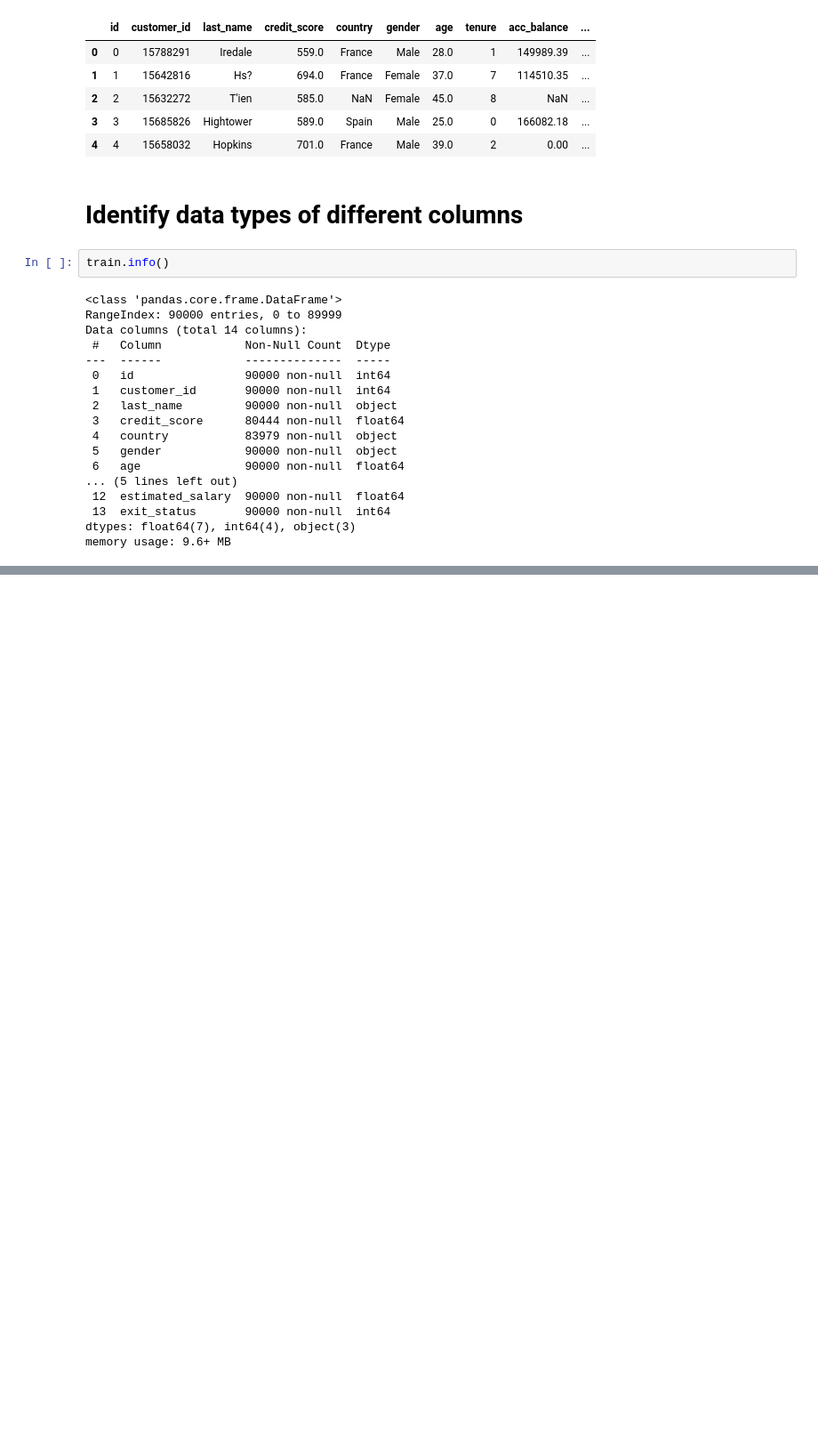
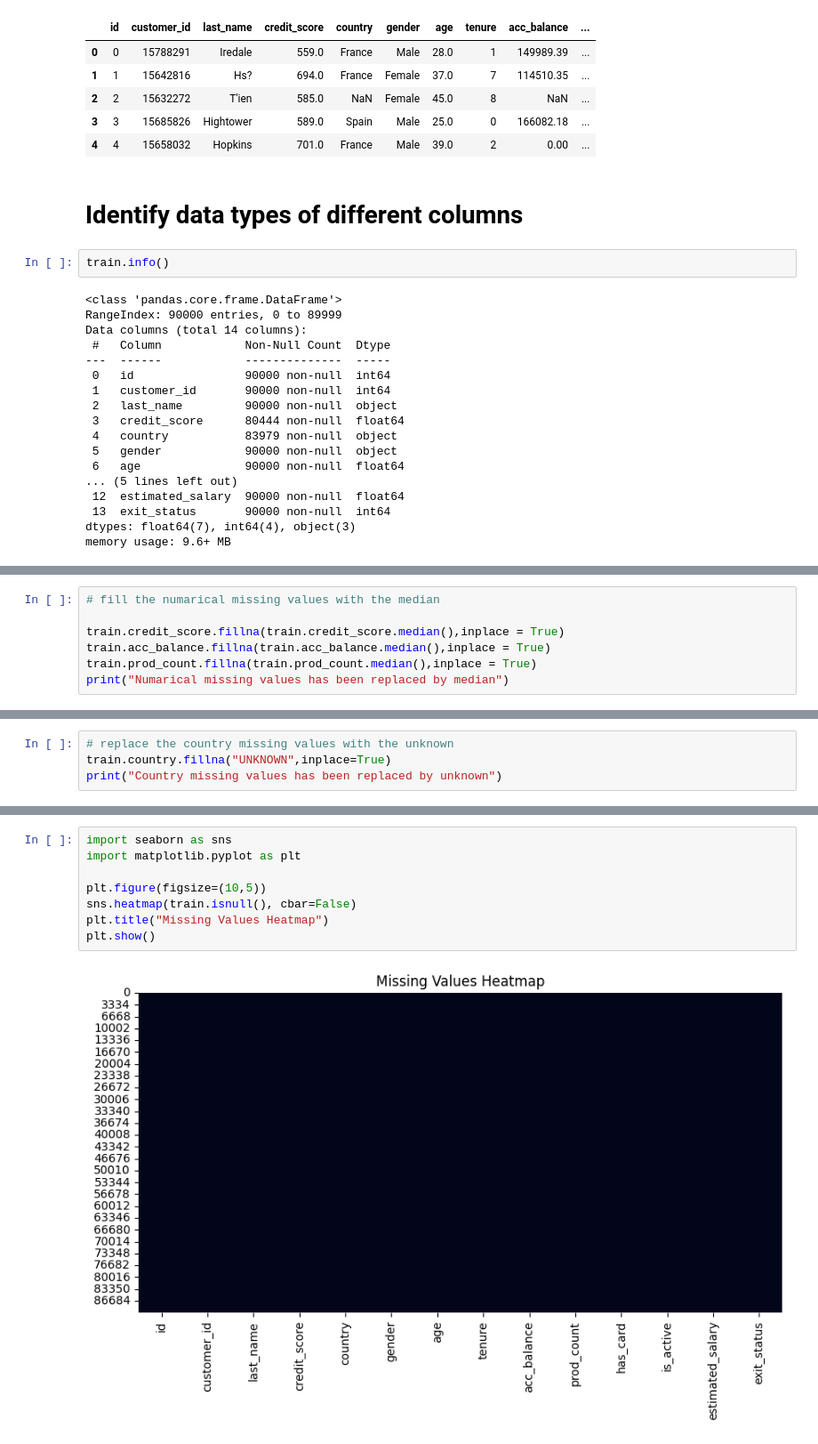
Before and after one commit to ShivaDoulagar/Kaggle-contests, a Jupyter notebook: assignment-2.ipynb, the cells around one changed output, grey strips where cells are left out. Shown at 89% size. Cells and saved outputs as stored; diff of their text form; blank space fills up the shorter version.

```diff
--- a/assignment-2.ipynb
+++ b/assignment-2.ipynb
@@ -79,0 +140,7 @@ train.describe()
+# %%
+# fill the numarical missing values with the median
+
+train.credit_score.fillna(train.credit_score.median(),inplace = True)
+train.acc_balance.fillna(train.acc_balance.median(),inplace = True)
+train.prod_count.fillna(train.prod_count.median(),inplace = True)
+print("Numarical missing values has been replaced by median")
@@ -79,0 +167,4 @@ train.describe()
+# %%
+# replace the country missing values with the unknown
+train.country.fillna("UNKNOWN",inplace=True)
+print("Country missing values has been replaced by unknown")
@@ -79,0 +179,10 @@ train.describe()
+# %%
+import seaborn as sns
+import matplotlib.pyplot as plt
+
+plt.figure(figsize=(10,5))
+sns.heatmap(train.isnull(), cbar=False)
+plt.title("Missing Values Heatmap")
+plt.show()
+# %% [output]
+[figure, added]
```
Also changed, not shown: parts of 18 cells of this notebook.
